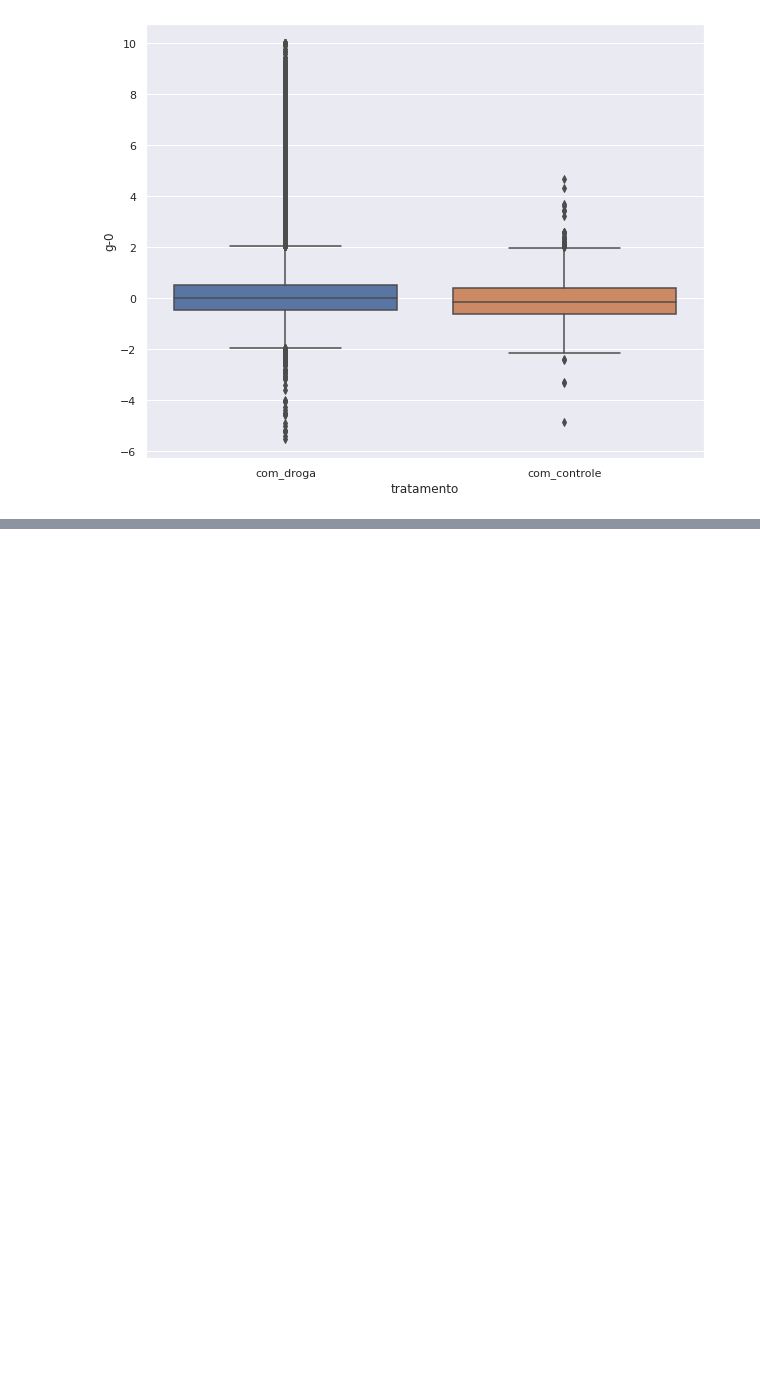
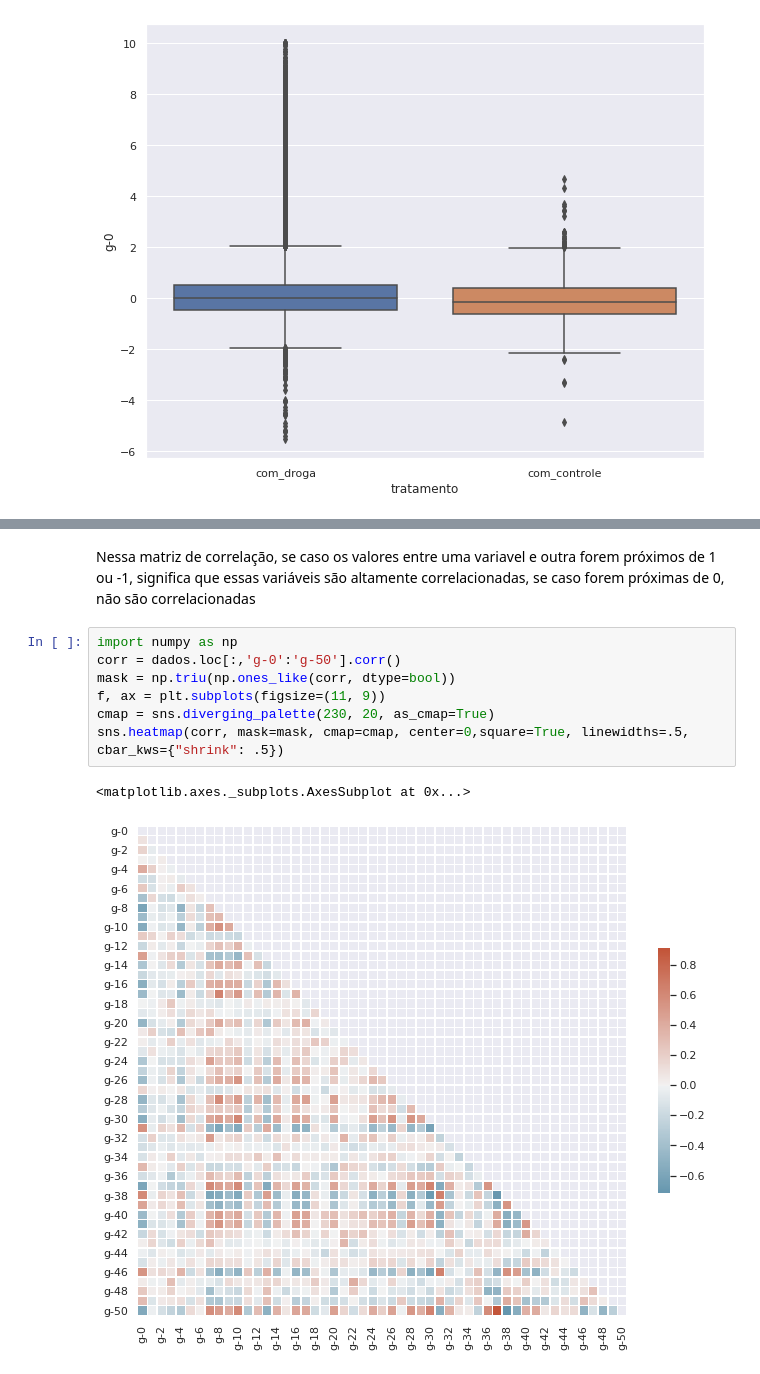
Before and after one commit to Ni-cole17/Imersao-DataScienceAlura, a Jupyter notebook: Aula1_Caderno_Alura.ipynb, the cells around one changed output, grey strips where cells are left out. Saved outputs shown, nothing was run; the diff lists cells and outputs as text; blank space fills up the shorter version.

```diff
--- a/Aula1_Caderno_Alura.ipynb
+++ b/Aula1_Caderno_Alura.ipynb
@@ -326,0 +459,12 @@ sns.boxplot(x = 'tratamento',y = 'g-0',data = dados)
+# %% [markdown]
+Nessa matriz de correlação, se caso os valores entre uma variavel e outra forem próximos de 1 ou -1, significa que essas variáveis são altamente correlacionadas, se caso forem próximas de 0, não são correlacionadas
+# %%
+import numpy as np
+corr = dados.loc[:,'g-0':'g-50'].corr()
+mask = np.triu(np.ones_like(corr, dtype=bool))
+f, ax = plt.subplots(figsize=(11, 9))
+cmap = sns.diverging_palette(230, 20, as_cmap=True)
+sns.heatmap(corr, mask=mask, cmap=cmap, center=0,square=True, linewidths=.5, cbar_kws={"shrink": .5})
+# %% [output]
+<matplotlib.axes._subplots.AxesSubplot at 0x...>
+[figure, added]
```
Also changed, not shown: parts of 16 cells of this notebook.
